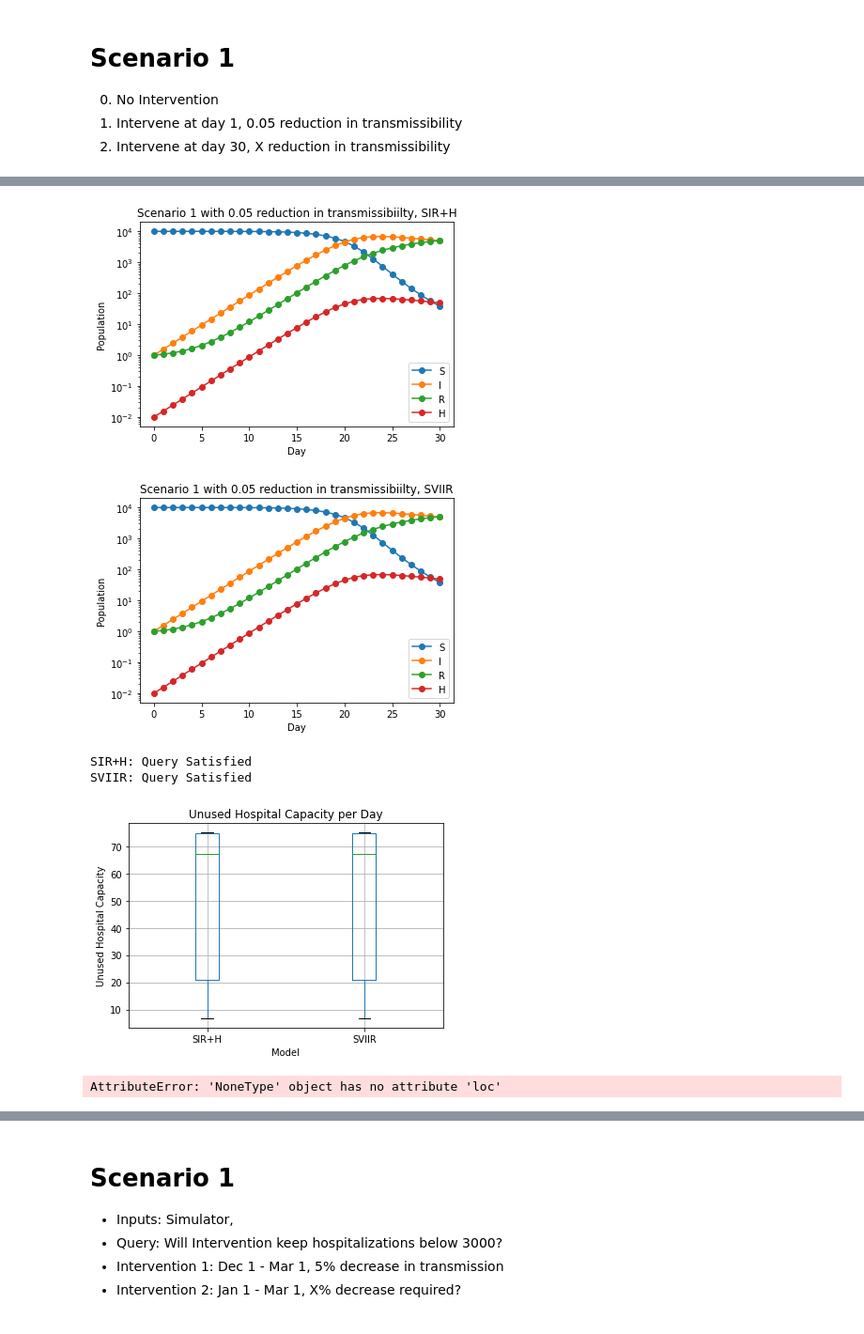
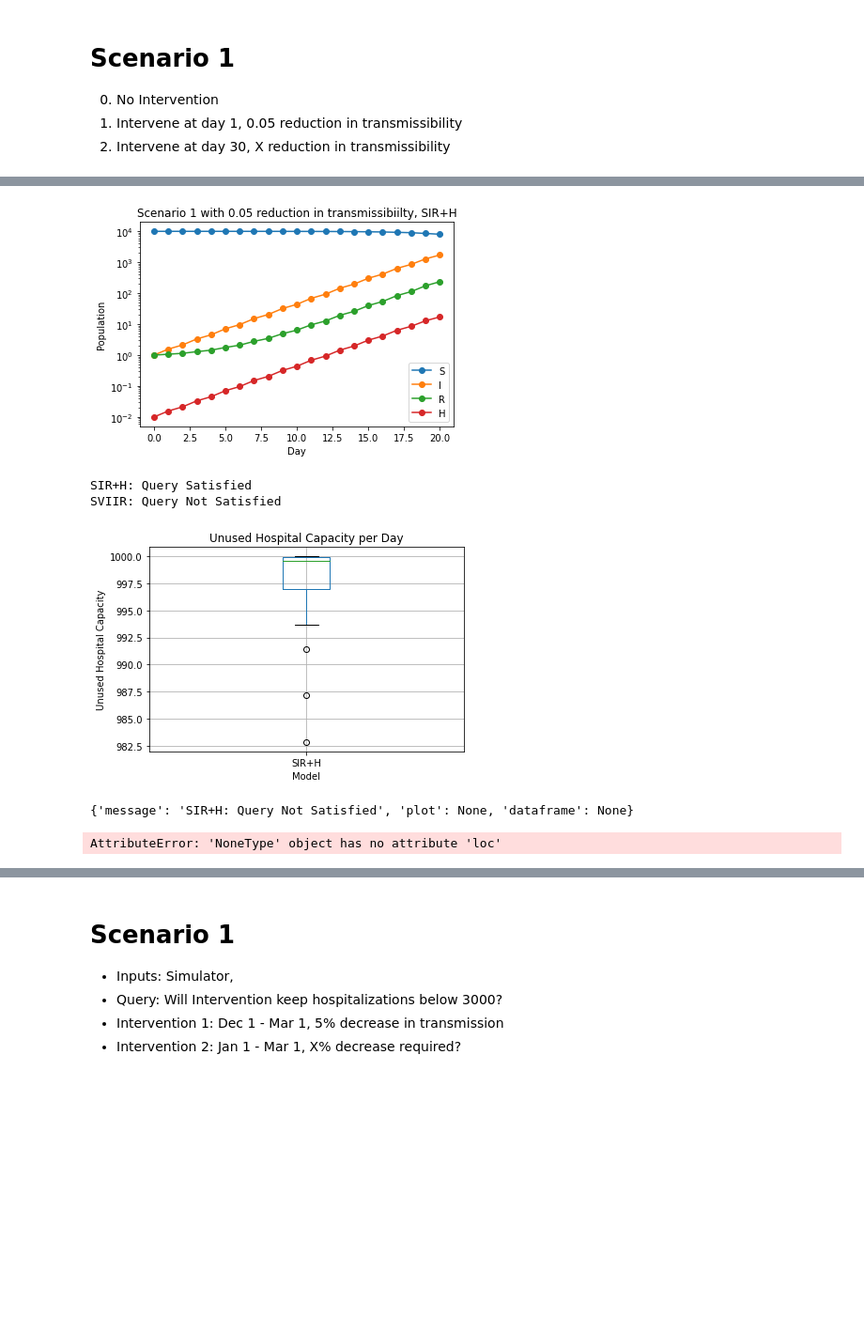
Before and after one commit to ml4ai/funman, a Jupyter notebook: notebooks/dec_8_2022_demo_funman.ipynb, the cells around one changed output, grey strips where cells are left out. Shown at 94% size. Cells and saved outputs as stored; diff of their text form; code cells hidden in the pictures; blank space fills up the shorter version.

```diff
--- a/notebooks/dec_8_2022_demo_funman.ipynb
+++ b/notebooks/dec_8_2022_demo_funman.ipynb
@@ -52,10 +52,15 @@ SIR Bilayer (left), Hospitalized Measurement (right)
 # %%
 # 0. No intervention. Will H_t <= 50 forall t?
 
-scenario1 = Scenario1(duration=1, query_threshold=50)
+duration = 20
+step_size = 2
+query_threshold=1000
+
+scenario1 = Scenario1(duration=duration, query_threshold=None, step_size=step_size)
 transmissibility_reduction = 0.0
-results = scenario1.analyze_intervention_1(transmissibility_reduction, models=["SVIIR"])
+# results = scenario1.analyze_intervention_1(transmissibility_reduction, models=["SIR+H", "SVIIR"])
+results = scenario1.analyze_intervention_1(transmissibility_reduction, models=["SIR+H", "SVIIR"])
 
 print("\n".join([r["message"] for n, r in results.items()]))
-scenario1.compare_model_results(results)
+#scenario1.compare_model_results(results)
 # %% [output]
@@ -65,27 +71,28 @@ SVIIR: Query Satisfied
 # %%
 # 1. Intervene with 0.05 reduction in transmissibility.  Will H_t <= 50 forall t?
 
 transmissibility_reduction = 0.05
-scenario1 = Scenario1(duration=30, query_threshold = 75)
-results = scenario1.analyze_intervention_1(transmissibility_reduction)
+scenario1 = Scenario1(duration=duration, query_threshold=query_threshold, step_size=step_size)
+results = scenario1.analyze_intervention_1(transmissibility_reduction, models=["SIR+H", "SVIIR"])
 
 print("\n".join([r["message"] for n, r in results.items()]))
 scenario1.compare_model_results(results)
 # %% [output]
-[figure, old version]
+[figure, new version]
+SIR+H: Query Satisfied
+SVIIR: Query Not Satisfied
-[figure, old version]
+[figure, new version]
-SIR+H: Query Satisfied
-SVIIR: Query Satisfied
-[figure, removed]
 # %%
 # What is S, I, and R at day 30, with no intervervention
-scenario1 = Scenario1(duration=30, query_threshold=50)
+start_day = 30
+scenario1 = Scenario1(duration=start_day, step_size=step_size, query_threshold=None)
 transmissibility_reduction = 0.0
-results = scenario1.analyze_intervention_1(transmissibility_reduction)
-
-day30 = results["SIR+H"]["dataframe"].loc[30]
+results = scenario1.analyze_intervention_1(transmissibility_reduction, models=["SIR+H"])
+print(results["SIR+H"])
+day30 = results["SIR+H"]["dataframe"].loc[start_day]
 # %% [output]
-AttributeError: 'NoneType' object has no attribute 'loc'
+{'message': 'SIR+H: Query Not Satisfied', 'plot': None, 'dataframe': None}
+AttributeError: 'NoneType' object has no attribute 'loc'
 # %%
 # Intervention 2 is over a shorter time period, with different initial conditions
 # The task is to find the level of efficacy beta needed to satisfy the query
```
Also changed, not shown: parts of 3 cells of this notebook, 3 other files.
